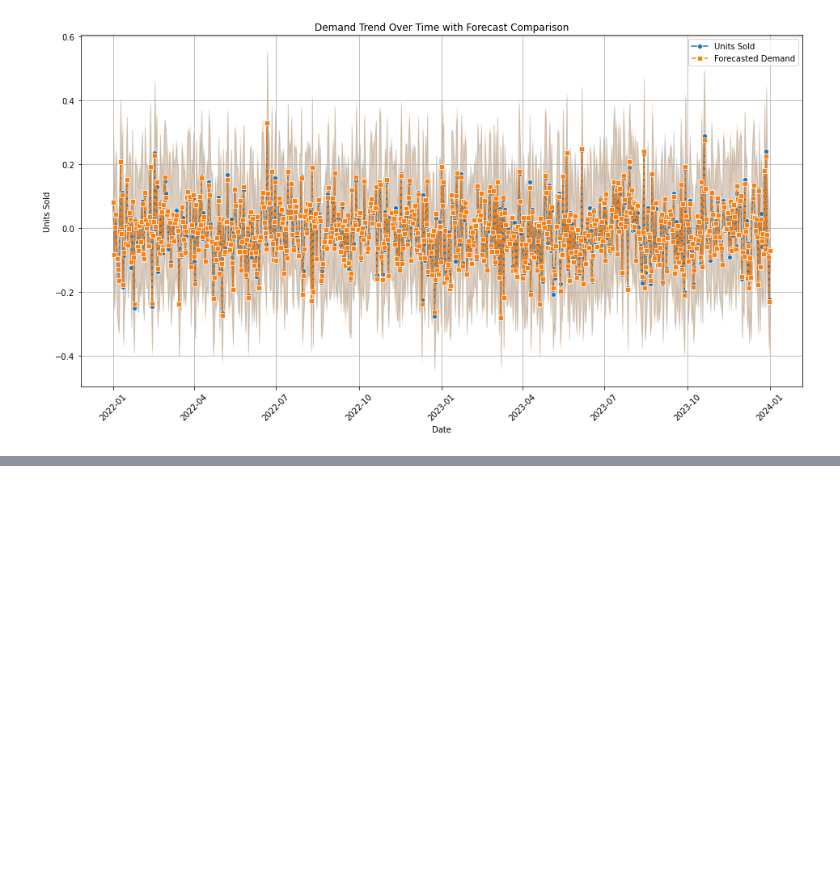
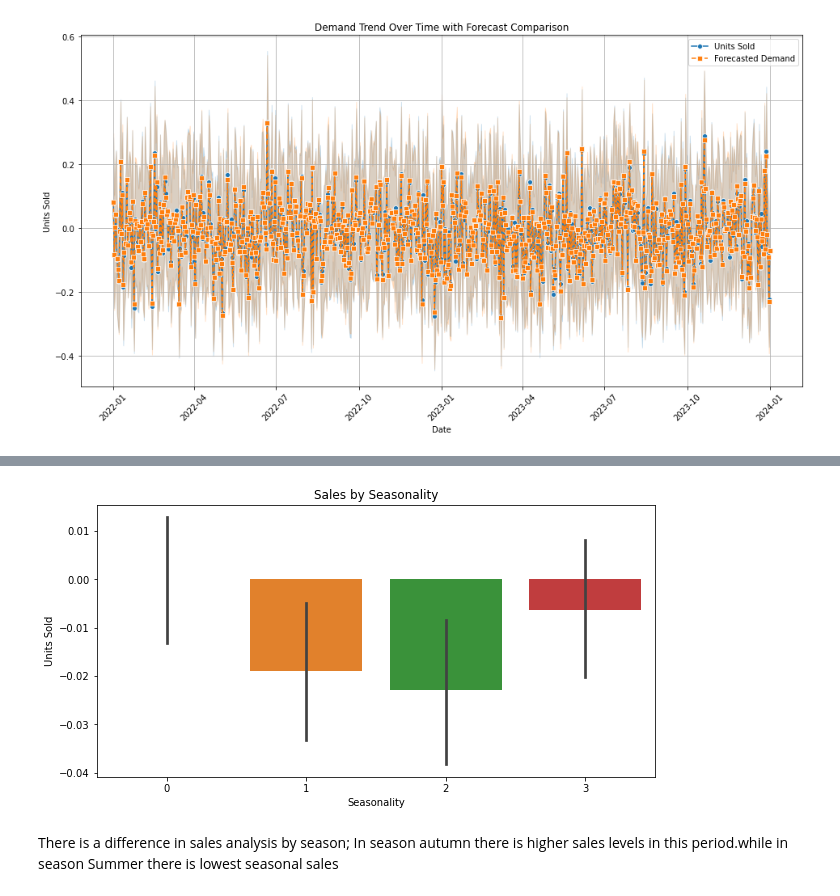
Before and after one commit to Catherinewwanjau/Demand-Forecasting-Optimization-for-Inventory-Management, a Jupyter notebook: Inventory Forecasting-1.ipynb, the cells around one changed output, grey strips where cells are left out. Cells and saved outputs as stored; diff of their text form; code cells hidden in the pictures; blank space fills up the shorter version.

```diff
--- a/Inventory Forecasting-1.ipynb
+++ b/Inventory Forecasting-1.ipynb
@@ -196,0 +232,11 @@ plt.show()
+# %%
+# Sales analysis by seasonality
+plt.figure(figsize=(10, 5))
+sns.barplot(x='Seasonality', y='Units Sold', data=df)
+plt.title('Sales by Seasonality')
+plt.show()
+# %% [output]
+[figure, added]
+# %% [markdown]
+There is a difference in sales analysis by season;
+In season autumn there is higher sales levels in this period.while in season Summer there is lowest seasonal sales
```
Also changed, not shown: parts of 5 cells of this notebook.
